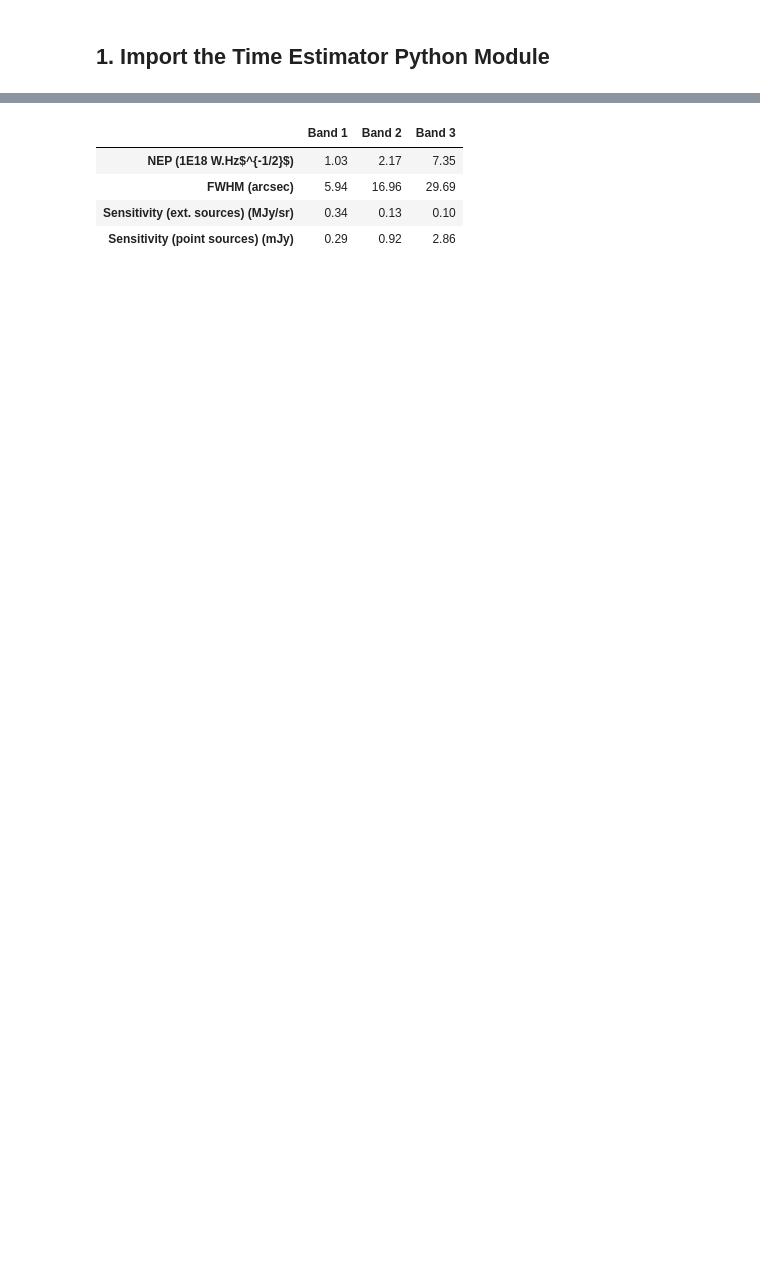
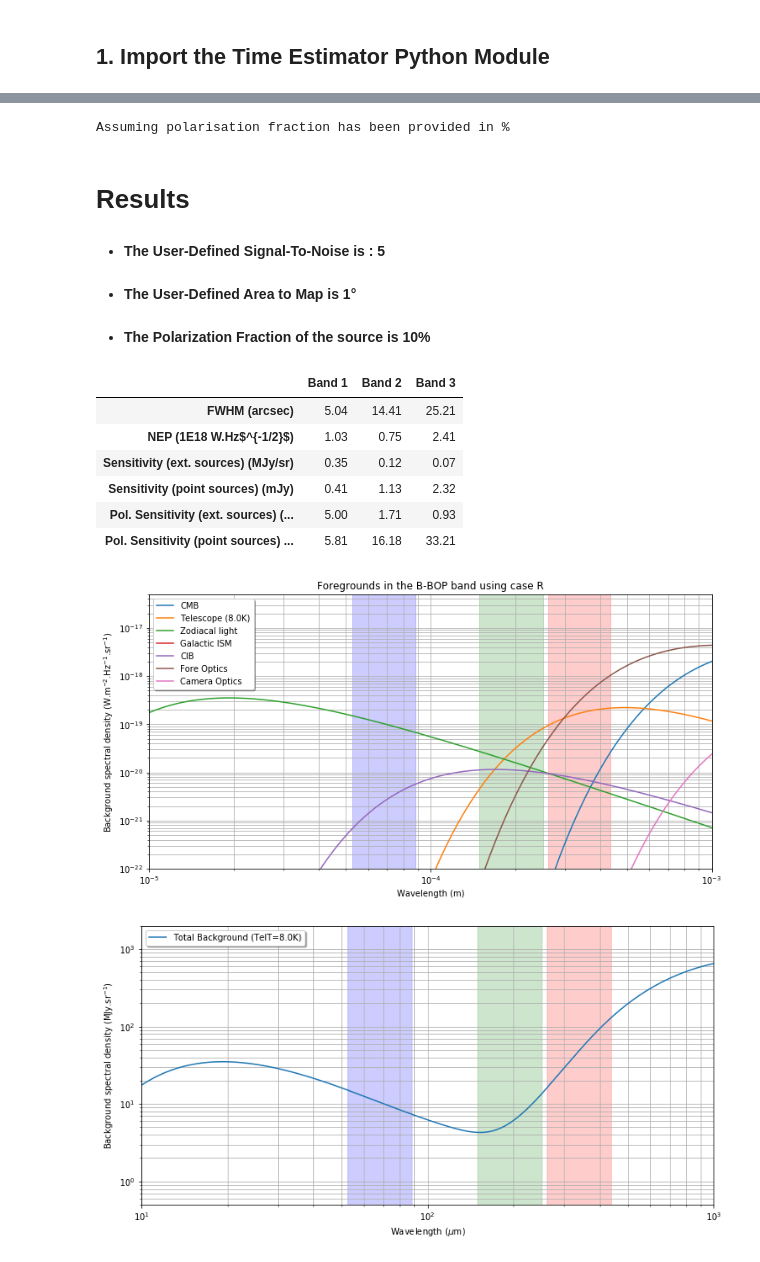
Before and after one commit to astrovince/bbop-time-estimator, a Jupyter notebook: TimeEstimator.ipynb, the cells around one changed output, grey strips where cells are left out. Cells and saved outputs as stored; diff of their text form; code cells hidden in the pictures; blank space fills up the shorter version.

```diff
--- a/TimeEstimator.ipynb
+++ b/TimeEstimator.ipynb
@@ -21,0 +46,12 @@ import timeEstimatorPy3 as te
+# %%
+### Define the desired Signal to Noise Ratio (ston) and the Area of the map (area)
+### ston is dimensionless
+### area is in degree
+
+ston=5   # Signal To Noise
+area=1   # the area of the map (degrees)
+
+### Define the Polarization fraction (the user provides a representative polarization fraction)
+### The signal to noise is considered for the polarization fraction
+
+pfrac=10
@@ -22,7 +62,9 @@ import timeEstimatorPy3 as te
 # %%
+### Telescope Parameters
 #importlib.reload(te)
+
 te.zodiTemp=265
-te.telDiam=2.5
+te.telDiam=2.7
 te.telTemp=8.0
 te.telEmissivity=0.09
 # %% [markdown]
@@ -38,39 +82,62 @@ Use option `incident=False` to compute absorbed NEP.  Use option `withDet=True`
 # %%
-NamePerf=["NEP (1E18 W.Hz$^{-1/2}$)", "FWHM  (arcsec)", "Sensitivity (ext. sources) (MJy/sr)","Sensitivity (point sources) (mJy)" ]
+NamePerf=["FWHM  (arcsec)", "NEP (1E18 W.Hz$^{-1/2}$)", "Sensitivity (ext. sources) (MJy/sr)","Sensitivity (point sources) (mJy)", "Pol. Sensitivity (ext. sources) (MJy/sr)","Pol. Sensitivity (point sources) (mJy)" ]
+
+
+############## FWHM ##############
+F1=te.getBeamProfile(fwhm='true')
+dT=np.array(F1)
+
 
 ############## NEP ##############
 # Parameters
 withDet=False
-incident=True
+
 #
-N1=1E18*te.getNEP(band=1, withDet=withDet, incident=incident)
-N2=1E18*te.getNEP(band=2, withDet=withDet, incident=incident)
-N3=1E18*te.getNEP(band=3, withDet=withDet, incident=incident)
+N1=1E18*te.getNEP(band=1, withDet=withDet, silent='True')
+N2=1E18*te.getNEP(band=2, withDet=withDet, silent='True')
+N3=1E18*te.getNEP(band=3, withDet=withDet, silent='True')
 
+dT=np.vstack((dT,[N1,N2,N3]))
 
-############## FWHM ##############
-F1=te.getFwhm(te.telDiam,te.bandWave)
+############## MAP Sensitivity (Intensity) ##############
+Sensiv=te.getSensitivity(ston,area,silent=True)
 
+dT=np.vstack((dT,Sensiv[:2]))
 
-############## MAP Sensitivity PARAMETERS ##############
-# Parameters
-ston=5   # Signal To Noise
-area=1   # the area of the map (degrees)
-#
-Sensiv=np.array(te.getSensitivity(ston,area,silent=True))
+############## MAP Sensitivity (Polarization) ##############
+SensivP=te.getSensPolar(pfrac,ston,area,silent='true')
 
+dT=np.vstack((dT,SensivP[:2]))
 
 ############## Builds the Table ##############
-dataTable={'Band 1':[N1, F1[0], Sensiv[0,0], Sensiv[1,0]], 'Band 2':[N2, F1[1], Sensiv[0,1], Sensiv[1,1]], 'Band 3':[N3, F1[2], Sensiv[0,2], Sensiv[1,2]]}
-dt=pd.DataFrame(data=dataTable, index=NamePerf)
+#dataTable={'Band 1':[N1, F1[0], Sensiv[0,0], Sensiv[1,0]], 'Band 2':[N2, F1[1], Sensiv[0,1], Sensiv[1,1]], 'Band 3':[N3, F1[2], Sensiv[0,2], Sensiv[1,2]]}
+dt=pd.DataFrame(data=dT, index=NamePerf, columns=['Band 1','Band 2', 'Band 3'])
 pd.set_option('display.precision', 2)
 #dataTable_Frame.style.set_properties(**{'font-size': '20pt'})
 #dataTable_Frame.style.hide_index()
-dt.style.set_properties(**{'font-size': '13pt'})\
+dt.style.set_properties(**{'font-size': '15pt'})\
     .set_precision(2)
+
+
+############## Plots of the Background per pixel ##############
+te.mkForegroundFig()
+display(Markdown('# Results'))
+display(Markdown('* **The User-Defined Signal-To-Noise is : {}**'.format(ston)))
+display(Markdown('* **The User-Defined Area to Map is {}°**'.format(area)))
+display(Markdown('* **The Polarization Fraction of the source is {}%**'.format(pfrac)))
+display(dt)
 # %% [output]
+Assuming polarisation fraction has been provided in %
+# Results
+* **The User-Defined Signal-To-Noise is : 5**
+* **The User-Defined Area to Map is 1°**
+* **The Polarization Fraction of the source is 10%**
 |  | Band 1 | Band 2 | Band 3 |
-| NEP (1E18 W.Hz$^{-1/2}$) | 1.03 | 2.17 | 7.35 |
-| FWHM (arcsec) | 5.94 | 16.96 | 29.69 |
-| Sensitivity (ext. sources) (MJy/sr) | 0.34 | 0.13 | 0.10 |
-| Sensitivity (point sources) (mJy) | 0.29 | 0.92 | 2.86 |
+| FWHM (arcsec) | 5.04 | 14.41 | 25.21 |
+| NEP (1E18 W.Hz$^{-1/2}$) | 1.03 | 0.75 | 2.41 |
+| Sensitivity (ext. sources) (MJy/sr) | 0.35 | 0.12 | 0.07 |
+| Sensitivity (point sources) (mJy) | 0.41 | 1.13 | 2.32 |
+| Pol. Sensitivity (ext. sources) (... | 5.00 | 1.71 | 0.93 |
+| Pol. Sensitivity (point sources) ... | 5.81 | 16.18 | 33.21 |
+[figure, added]
+[figure, added]
```
Also changed, not shown: parts of 7 cells of this notebook, 5 other files.
